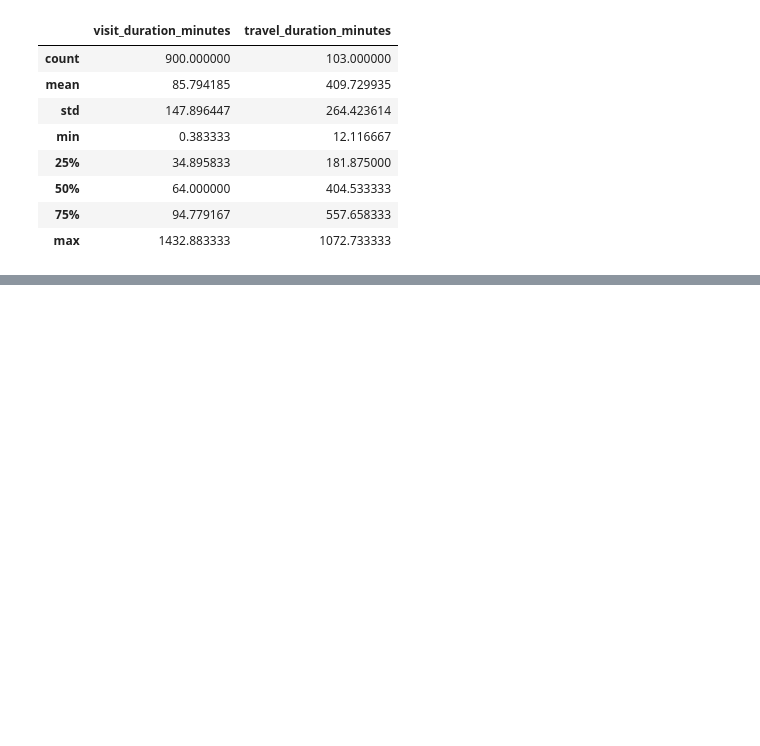
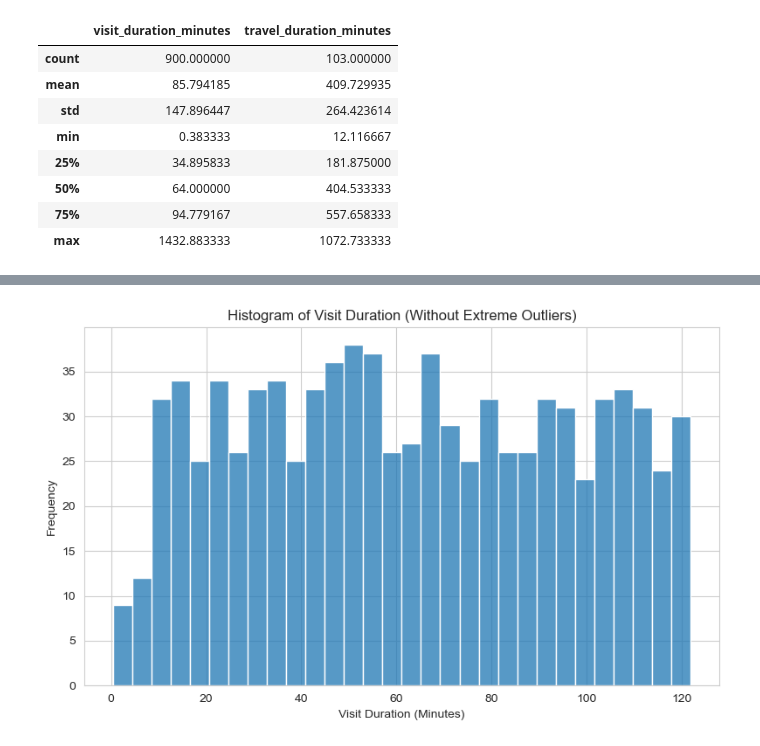
Before and after one commit to 67KaylaDo/littlesteps-visit-analysis, a Jupyter notebook: notebooks/littlesteps_analysis.ipynb, the cells around one changed output, grey strips where cells are left out. Saved outputs shown, nothing was run; the diff lists cells and outputs as text; code cells hidden in the pictures; blank space fills up the shorter version.

```diff
--- a/notebooks/littlesteps_analysis.ipynb
+++ b/notebooks/littlesteps_analysis.ipynb
@@ -816,0 +1141,13 @@ df_clean[["visit_duration_minutes", "travel_duration_minutes"]].describe()
+# %%
+plt.figure(figsize=(8, 5))
+sns.histplot(
+    df_clean.loc[~df_clean["duration_outlier"], "visit_duration_minutes"].dropna(),
+    bins=30
+)
+plt.title("Histogram of Visit Duration (Without Extreme Outliers)")
+plt.xlabel("Visit Duration (Minutes)")
+plt.ylabel("Frequency")
+plt.tight_layout()
+plt.show()
+# %% [output]
+[figure, added]
```
Also changed, not shown: parts of 40 cells of this notebook.
